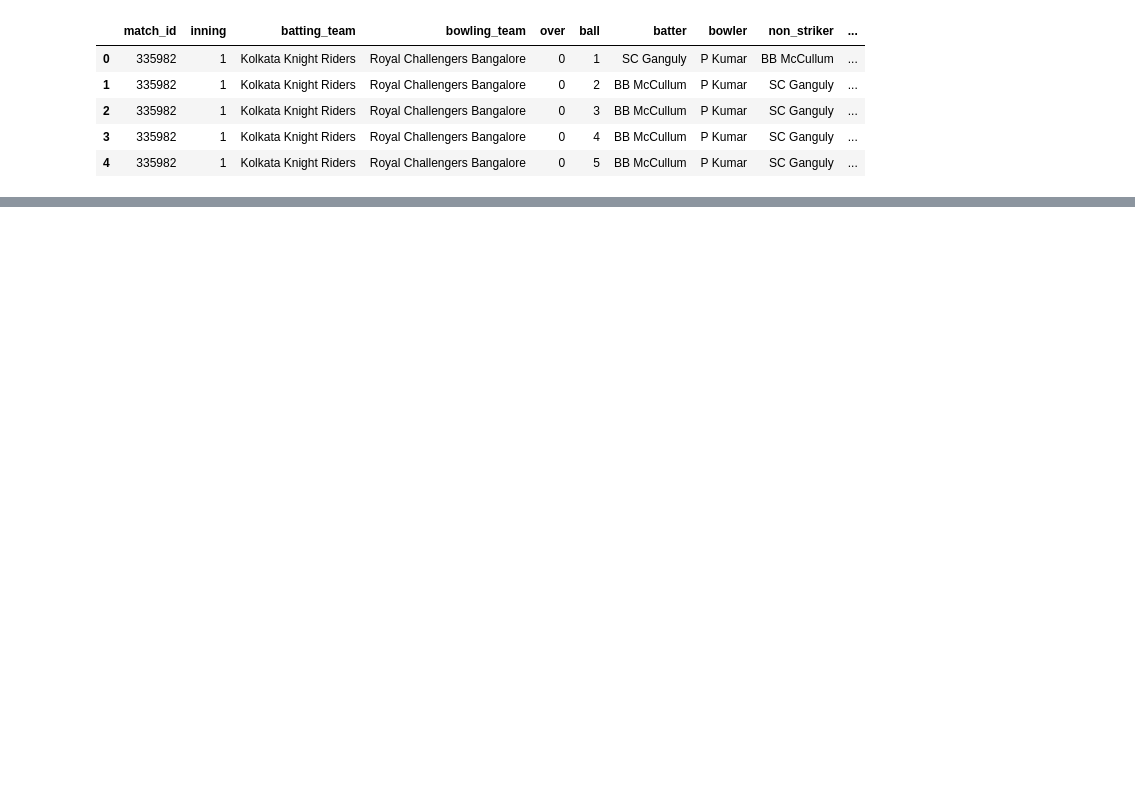
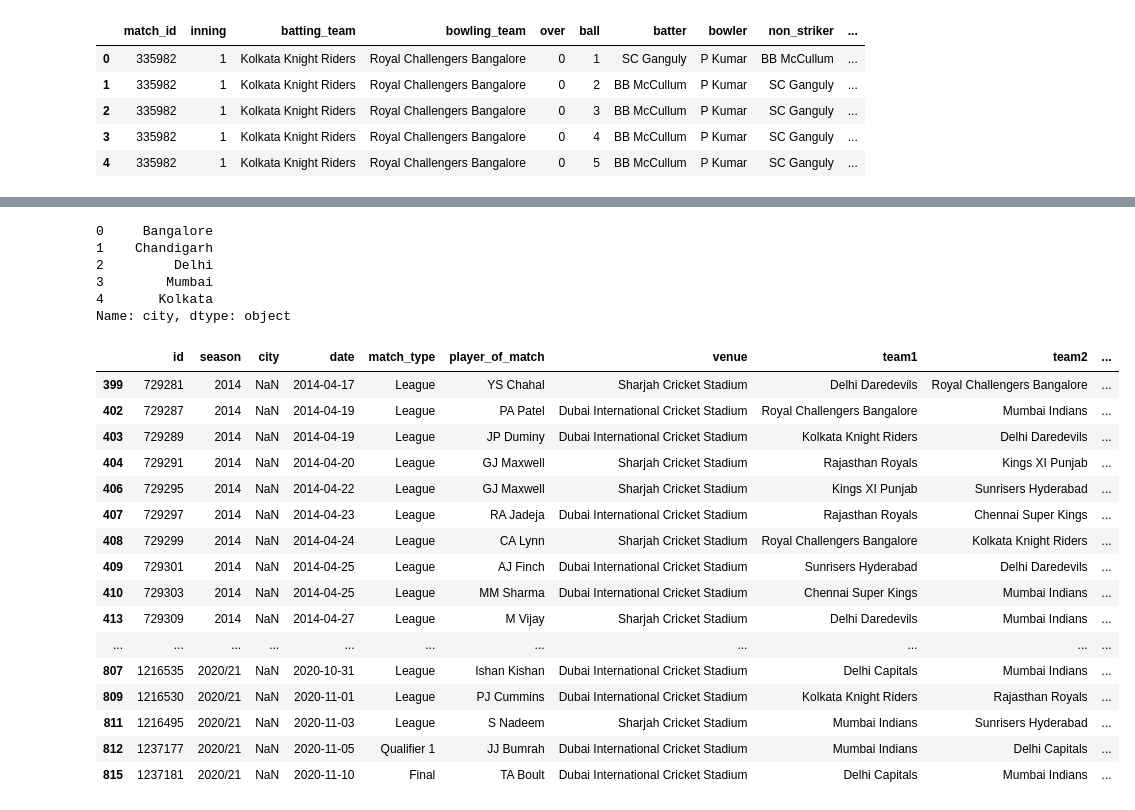
Before and after one commit to SOURAVSHEEL/ipl-prediction-project, a Jupyter notebook: notebooks/data_cleaning.ipynb, the cells around one changed output, grey strips where cells are left out. Cells and saved outputs as stored; diff of their text form; code cells hidden in the pictures; blank space fills up the shorter version.

Commit message:
updated data cleaning

```diff
--- a/notebooks/data_cleaning.ipynb
+++ b/notebooks/data_cleaning.ipynb
@@ -454,0 +178,30 @@ Name: inning, dtype: int64
+# %%
+matches_data['city'].head()
+# %% [output]
+0     Bangalore
+1    Chandigarh
+2         Delhi
+3        Mumbai
+4       Kolkata
+Name: city, dtype: object
+# %%
+missing_city = matches_data[matches_data['city'].isnull()]
+missing_city
+# %% [output]
+|  | id | season | city | date | match_type | player_of_match | venue | team1 | team2 | ... |
+| 399 | 729281 | 2014 | NaN | 2014-04-17 | League | YS Chahal | Sharjah Cricket Stadium | Delhi Daredevils | Royal Challengers Bangalore | ... |
+| 402 | 729287 | 2014 | NaN | 2014-04-19 | League | PA Patel | Dubai International Cricket Stadium | Royal Challengers Bangalore | Mumbai Indians | ... |
+| 403 | 729289 | 2014 | NaN | 2014-04-19 | League | JP Duminy | Dubai International Cricket Stadium | Kolkata Knight Riders | Delhi Daredevils | ... |
+| 404 | 729291 | 2014 | NaN | 2014-04-20 | League | GJ Maxwell | Sharjah Cricket Stadium | Rajasthan Royals | Kings XI Punjab | ... |
+| 406 | 729295 | 2014 | NaN | 2014-04-22 | League | GJ Maxwell | Sharjah Cricket Stadium | Kings XI Punjab | Sunrisers Hyderabad | ... |
+| 407 | 729297 | 2014 | NaN | 2014-04-23 | League | RA Jadeja | Dubai International Cricket Stadium | Rajasthan Royals | Chennai Super Kings | ... |
+| 408 | 729299 | 2014 | NaN | 2014-04-24 | League | CA Lynn | Sharjah Cricket Stadium | Royal Challengers Bangalore | Kolkata Knight Riders | ... |
+| 409 | 729301 | 2014 | NaN | 2014-04-25 | League | AJ Finch | Dubai International Cricket Stadium | Sunrisers Hyderabad | Delhi Daredevils | ... |
+| 410 | 729303 | 2014 | NaN | 2014-04-25 | League | MM Sharma | Dubai International Cricket Stadium | Chennai Super Kings | Mumbai Indians | ... |
+| 413 | 729309 | 2014 | NaN | 2014-04-27 | League | M Vijay | Sharjah Cricket Stadium | Delhi Daredevils | Mumbai Indians | ... |
+| ... | ... | ... | ... | ... | ... | ... | ... | ... | ... | ... |
+| 807 | 1216535 | 2020/21 | NaN | 2020-10-31 | League | Ishan Kishan | Dubai International Cricket Stadium | Delhi Capitals | Mumbai Indians | ... |
+| 809 | 1216530 | 2020/21 | NaN | 2020-11-01 | League | PJ Cummins | Dubai International Cricket Stadium | Kolkata Knight Riders | Rajasthan Royals | ... |
+| 811 | 1216495 | 2020/21 | NaN | 2020-11-03 | League | S Nadeem | Sharjah Cricket Stadium | Mumbai Indians | Sunrisers Hyderabad | ... |
+| 812 | 1237177 | 2020/21 | NaN | 2020-11-05 | Qualifier 1 | JJ Bumrah | Dubai International Cricket Stadium | Mumbai Indians | Delhi Capitals | ... |
+| 815 | 1237181 | 2020/21 | NaN | 2020-11-10 | Final | TA Boult | Dubai International Cricket Stadium | Delhi Capitals | Mumbai Indians | ... |
```
Also changed, not shown: parts of 26 cells of this notebook.
